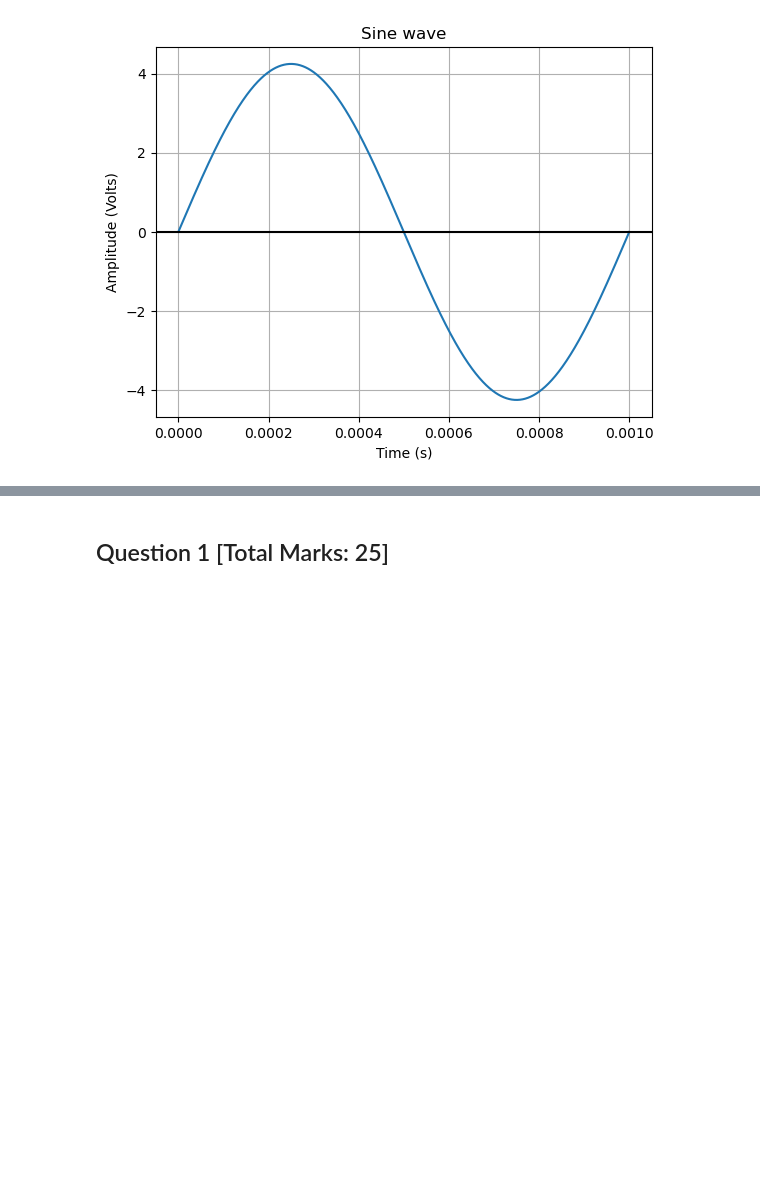
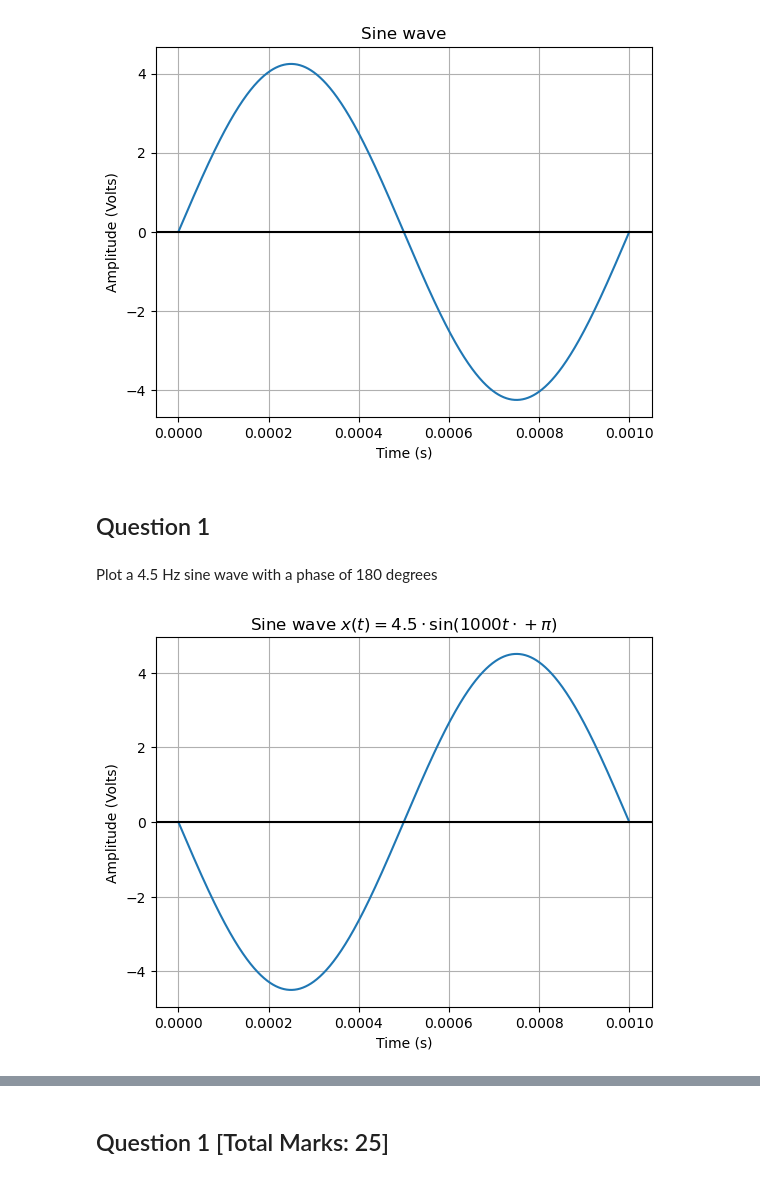
Before and after one commit to SDevTutors/learn-computer-networking, a Jupyter notebook: exam-papers/2024-data-communications-midterm.ipynb, the cells around one changed output, grey strips where cells are left out. Drawn from its saved outputs; the diff is of its cells as text; code cells hidden in the pictures; blank space fills up the shorter version.

```diff
--- a/exam-papers/2024-data-communications-midterm.ipynb
+++ b/exam-papers/2024-data-communications-midterm.ipynb
@@ -28,3 +29,30 @@ plt.axhline(y=0, color="k")
 plt.show()
 # %% [output]
 [figure]
+# %% [markdown]
+## Question 1
+# %% [markdown]
+
+Plot a 4.5 Hz sine wave with a phase of 180 degrees
+# %%
+from numpy import pi, sin, linspace
+import matplotlib.pyplot as plt
+import math
+
+time = linspace(0, 1e-3, 1_000)
+
+amplitude = 4.5
+frequency = 1_000  # Frequency is 1000 Hz (1 kHz).
+phase = pi
+
+sin_wave_values = amplitude * sin(2 * pi * frequency * time + phase)
+
+plt.plot(time, sin_wave_values)
+plt.title(f"Sine wave $x(t) = 4.5 \cdot \sin({frequency}t \cdot + \pi)$")
+plt.xlabel("Time (s)")
+plt.ylabel("Amplitude (Volts)")
+plt.grid(True, which="both")
+plt.axhline(y=0, color="k")
+plt.show()
+# %% [output]
+[figure, added]
```
Also changed, not shown: parts of 14 cells of this notebook.
